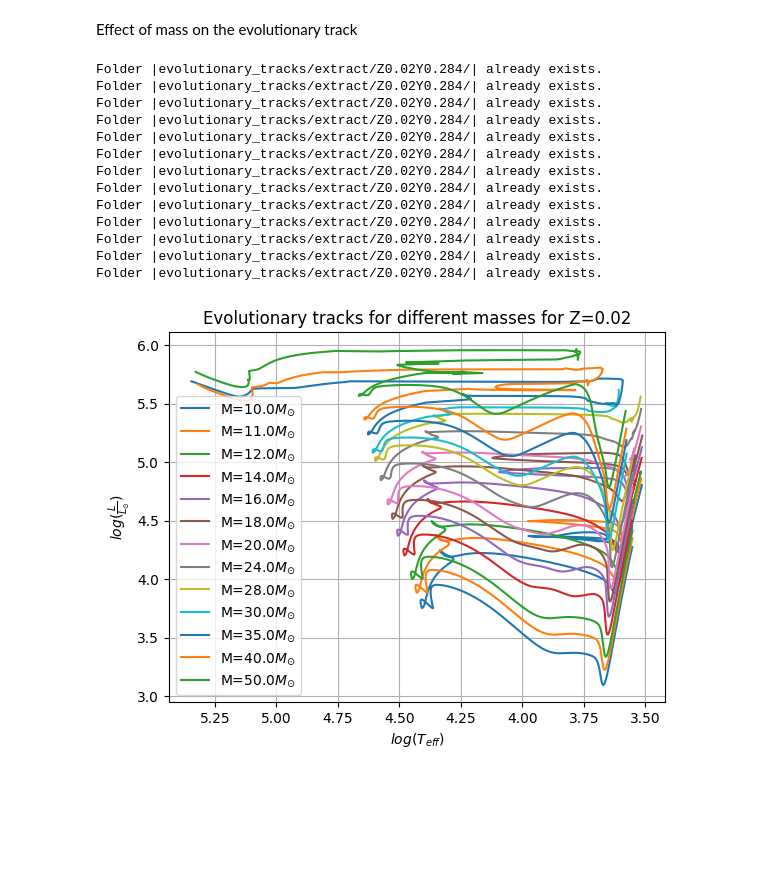
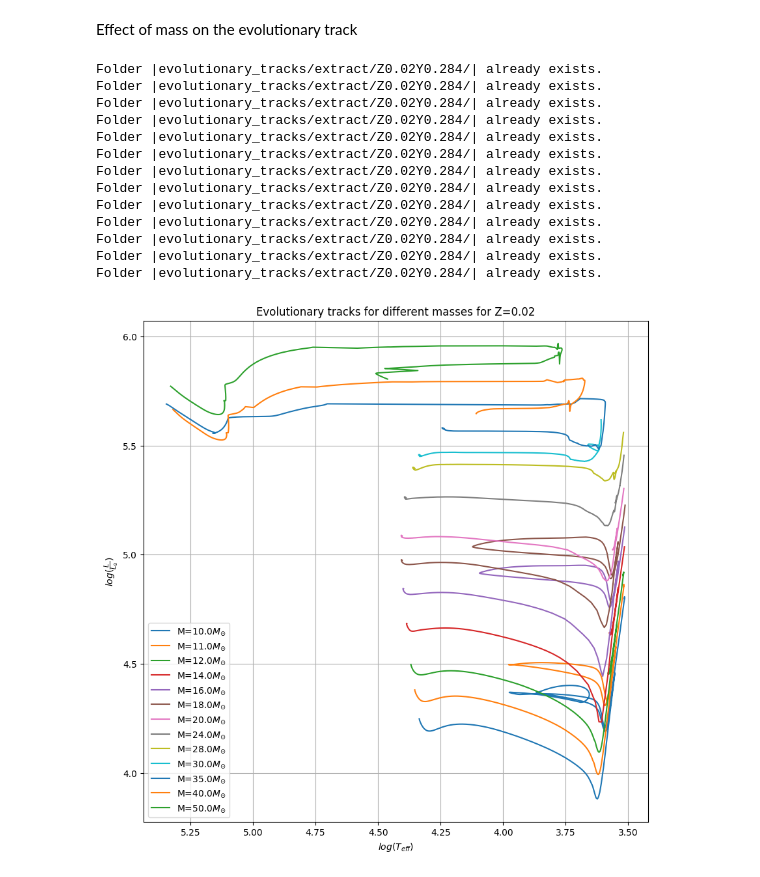
Before and after one commit to LvV210/MasterProject, a Jupyter notebook: evolutionary_tracks.ipynb, the cells around one changed output. Cells and saved outputs as stored; diff of their text form; code cells hidden in the pictures; blank space fills up the shorter version.

```diff
--- a/evolutionary_tracks.ipynb
+++ b/evolutionary_tracks.ipynb
@@ -75,16 +76,17 @@ def evolutionary_track(Z: float, Y: float, M: str, plot_all: bool = False, plot_
 L = 6.878254
 T = np.log10(31368.0)
 
-df = evolutionary_track(Z=0.02, Y=0.284, M='120.000', plot_all=False, plot_single=False)
+df = evolutionary_track(Z=0.02, Y=0.284, M='014.000', plot_all=False, plot_single=False)
 
-logL = df["LOG_L"].tolist()
-logT = df["LOG_TE"].tolist()
+ZAMS_index = find_ZAMS_index(df['H_CEN'].tolist())
+logL = df["LOG_L"].tolist()[ZAMS_index:]
+logT = df["LOG_TE"].tolist()[ZAMS_index:]
 
 logL = [float(x) for x in logL]
 logT = [float(x) for x in logT]
 
 plt.plot(logT, logL)
-plt.scatter([T], [L])
+# plt.scatter([T], [L])
 plt.xlabel(r"$log(T_{eff})$")
 plt.ylabel(r"$log(\frac{L}{L_{\odot}})$")
 plt.grid(True)
@@ -128,39 +137,48 @@ Folder |evolutionary_tracks/extract/Z0.04Y0.321/| already exists.
 # %% [markdown]
 Effect of mass on the evolutionary track
 # %%
+def end_main_sequence(lst):
+    for i, value in enumerate(lst):
+        if value == 0:
+            return i
+    return None
+
 M_values = [10, 11, 12, 14, 16, 18, 20, 24, 28, 30, 35, 40, 50]
 M_values = ['{:07.3f}'.format(m) for m in M_values]
 
+plt.figure(figsize=(10,10))
 for M in M_values:
     df = evolutionary_track(Z=ZY_values[0][0], Y=ZY_values[0][1], M=M)
 
-    logL = df["LOG_L"].tolist()
-    logT = df["LOG_TE"].tolist()
+    end_MS = end_main_sequence(df['H_CEN'].tolist())
+    logL = df["LOG_L"].tolist()[end_MS:]
+    logT = df["LOG_TE"].tolist()[end_MS:]
 
     logL = [float(x) for x in logL]
     logT = [float(x) for x in logT]
 
     plt.plot(logT, logL, label=(f'M={float(M)}'+r'$M_{\odot}$'))
+
 
 plt.title(f'Evolutionary tracks for different masses for Z={ZY_values[0][0]}')
 plt.xlabel(r"$log(T_{eff})$")
 plt.ylabel(r"$log(\frac{L}{L_{\odot}})$")
 plt.grid(True)
 plt.gca().invert_xaxis()
 plt.legend()
 plt.show()
 # %% [output]
 Folder |evolutionary_tracks/extract/Z0.02Y0.284/| already exists.
 Folder |evolutionary_tracks/extract/Z0.02Y0.284/| already exists.
 Folder |evolutionary_tracks/extract/Z0.02Y0.284/| already exists.
 Folder |evolutionary_tracks/extract/Z0.02Y0.284/| already exists.
 Folder |evolutionary_tracks/extract/Z0.02Y0.284/| already exists.
 Folder |evolutionary_tracks/extract/Z0.02Y0.284/| already exists.
 Folder |evolutionary_tracks/extract/Z0.02Y0.284/| already exists.
 Folder |evolutionary_tracks/extract/Z0.02Y0.284/| already exists.
 Folder |evolutionary_tracks/extract/Z0.02Y0.284/| already exists.
 Folder |evolutionary_tracks/extract/Z0.02Y0.284/| already exists.
 Folder |evolutionary_tracks/extract/Z0.02Y0.284/| already exists.
 Folder |evolutionary_tracks/extract/Z0.02Y0.284/| already exists.
 Folder |evolutionary_tracks/extract/Z0.02Y0.284/| already exists.
-[figure, old version]
+[figure, new version]
```
Also changed, not shown: parts of 3 cells of this notebook, 2 other files.
